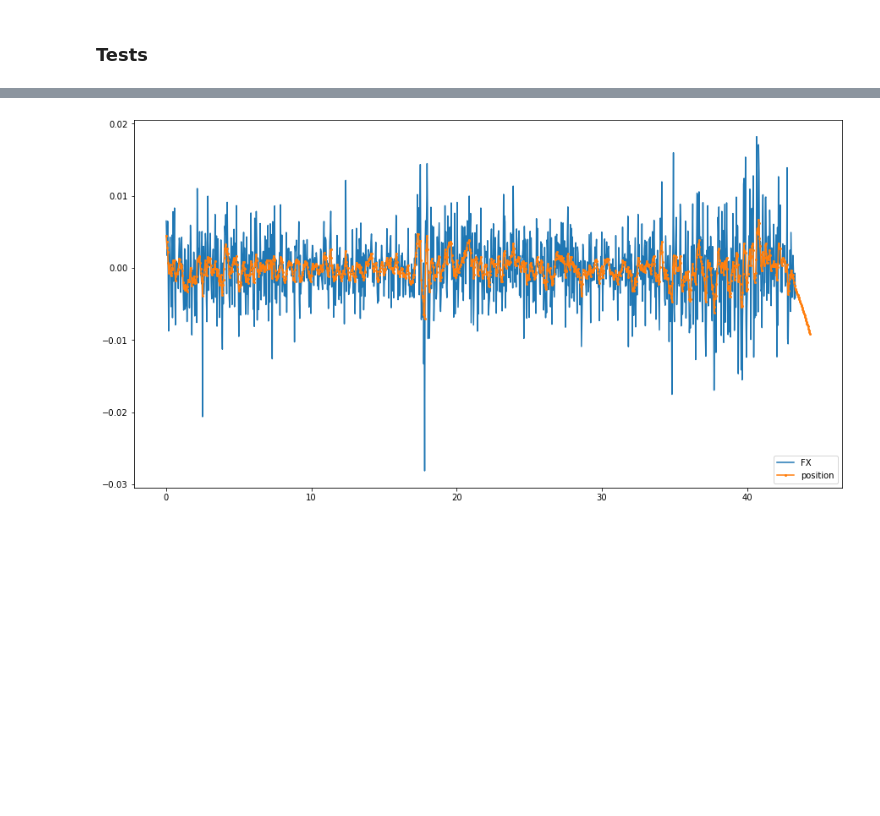
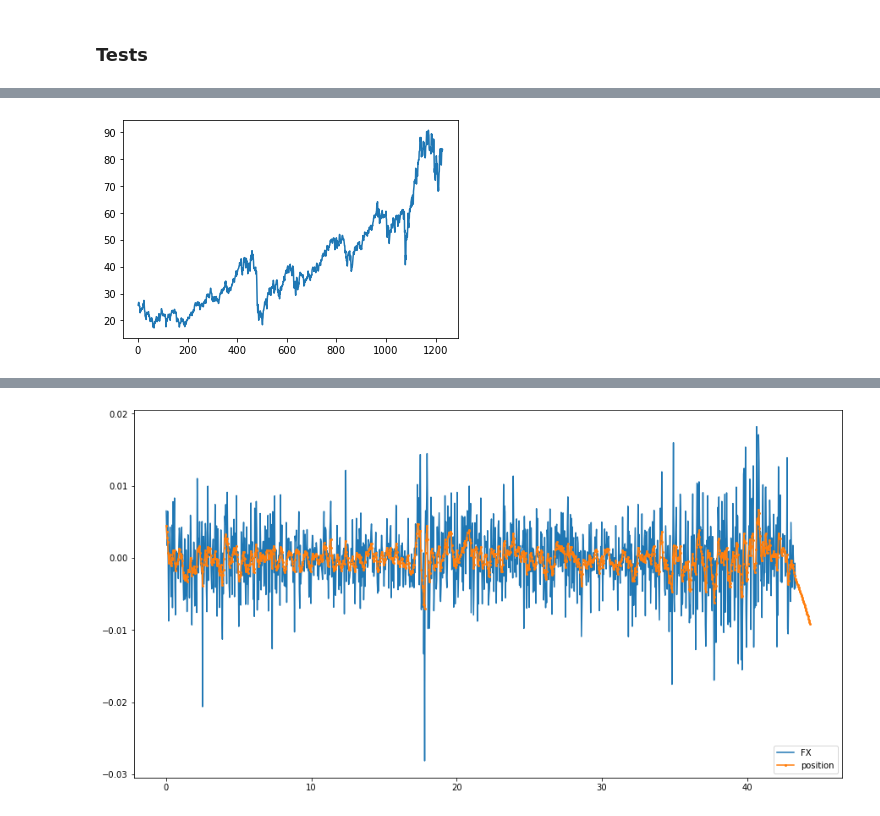
Before and after one commit to hallurx8/cornell_projects, a Jupyter notebook: Opt_proj/data_processing.ipynb, the cells around one changed output, grey strips where cells are left out. Cells and saved outputs as stored; diff of their text form; code cells hidden in the pictures; blank space fills up the shorter version.

```diff
--- a/Opt_proj/data_processing.ipynb
+++ b/Opt_proj/data_processing.ipynb
@@ -303,0 +449,5 @@ print(V)
+# %%
+for i in range(1):
+    plt.plot(P_sample.iloc[:,i])
+# %% [output]
+[figure, added]
```
Also changed, not shown: parts of 22 cells of this notebook, 19 other files.
